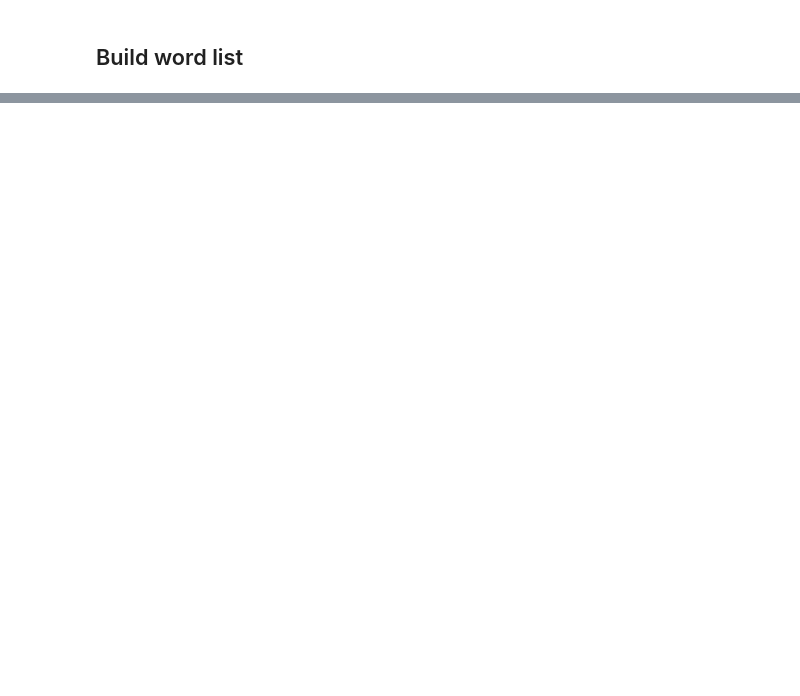
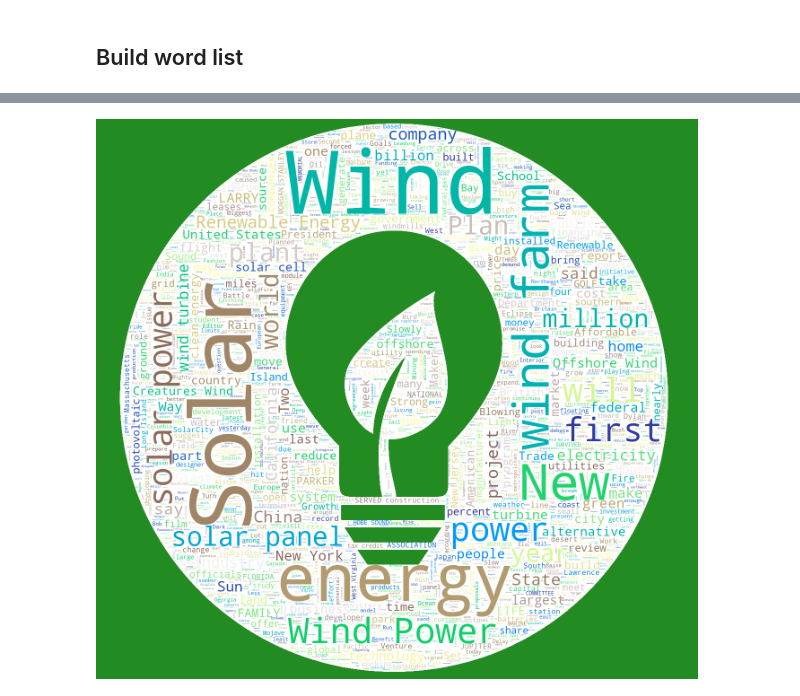
Before and after one commit to tsennott/etc_projects, a Jupyter notebook: Wordart/wordart_example.ipynb, the cells around one changed output, grey strips where cells are left out. Drawn from its saved outputs; the diff is of its cells as text; code cells hidden in the pictures; blank space fills up the shorter version.

```diff
--- a/Wordart/wordart_example.ipynb
+++ b/Wordart/wordart_example.ipynb
@@ -102,0 +168,6 @@ plt.show()
+# %%
+make_wordcloud(image=image_green, text_string=text_string_green,
+               filename="final images/green.png",
+               colormap='terrain', background='forestgreen')
+# %% [output]
+[figure, added]
```
Also changed, not shown: parts of 17 cells of this notebook, 36 other files.
